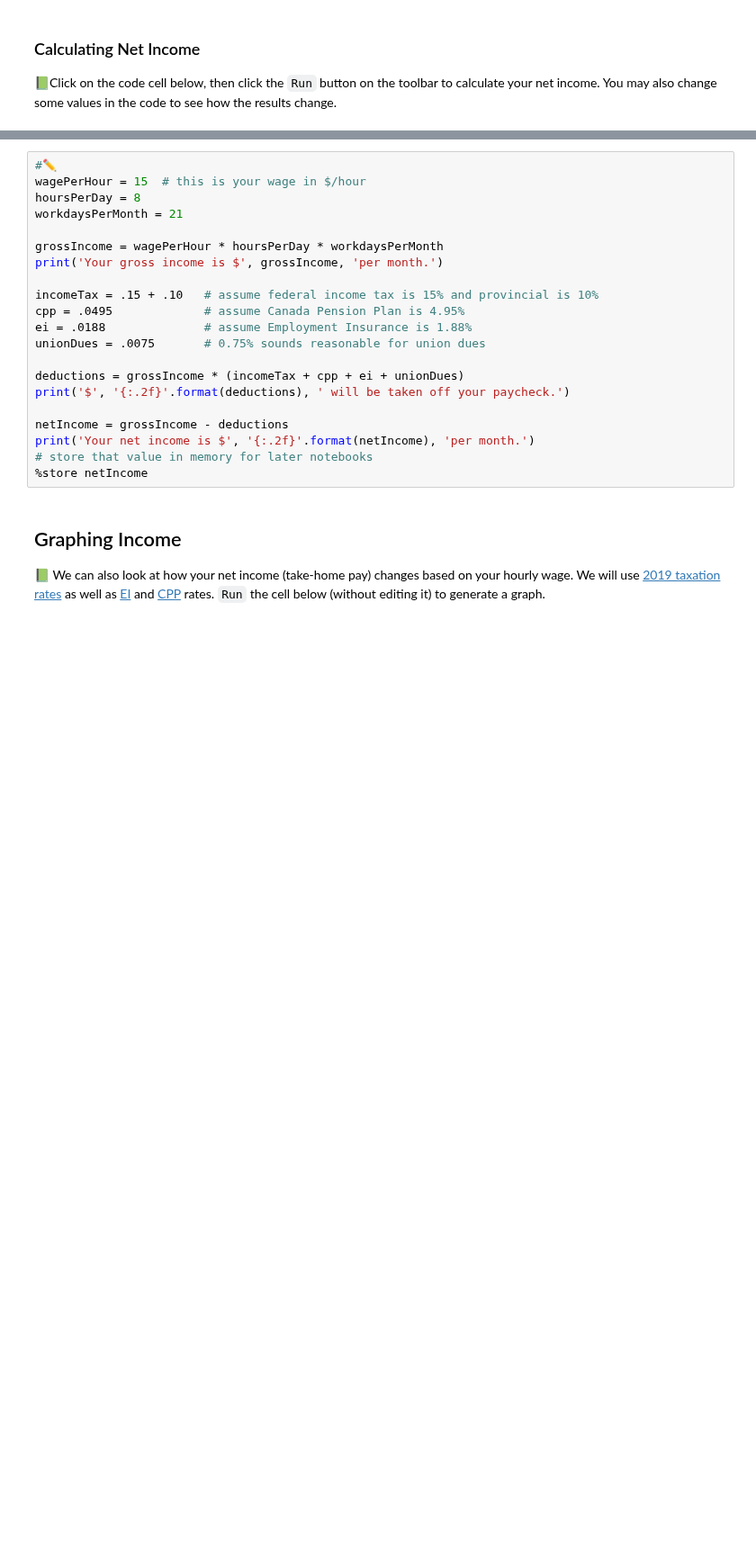
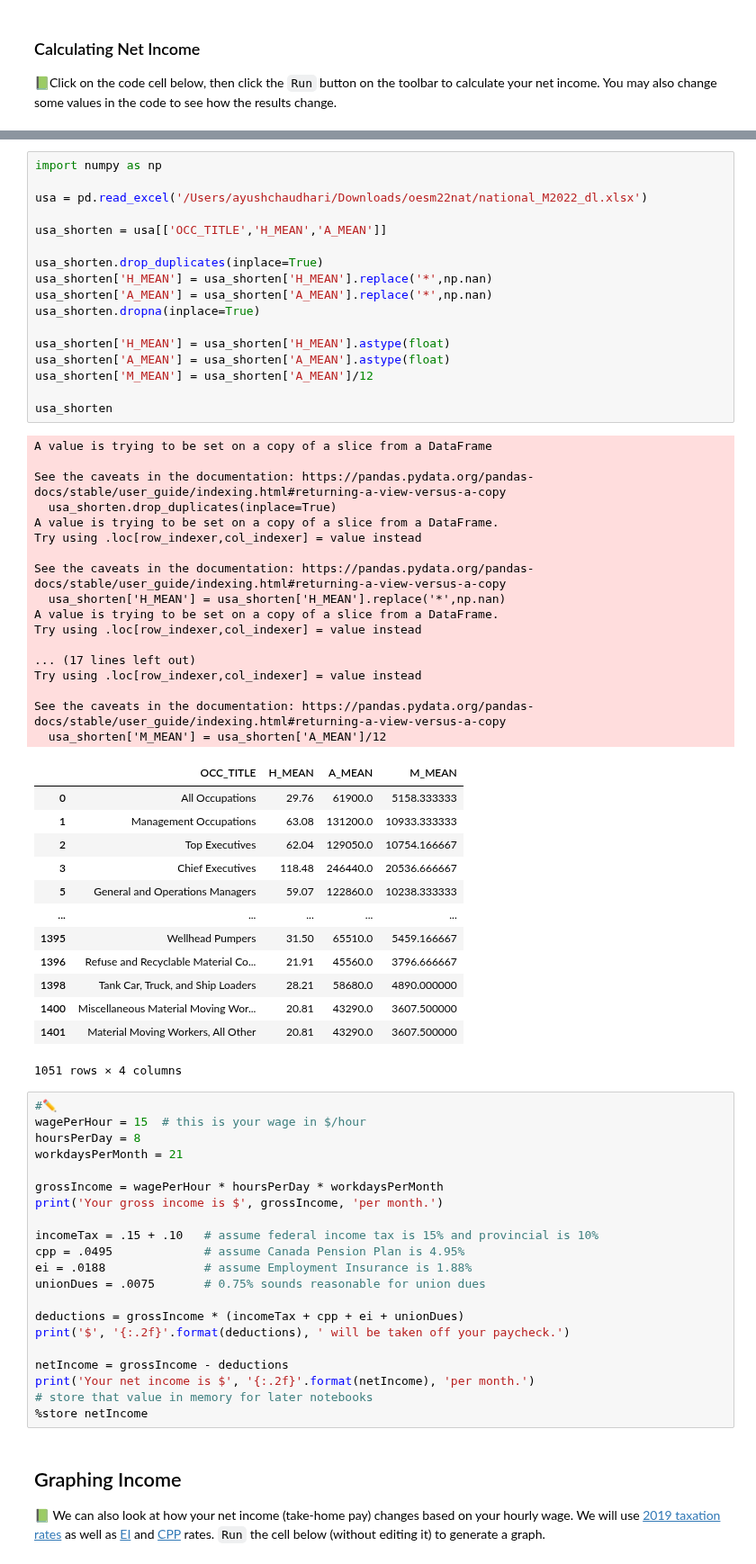
Before and after one commit to callysto/curriculum-notebooks, a Jupyter notebook: Health/CALM/CALM-moving-out-2.ipynb, the cells around one changed output, grey strips where cells are left out. Shown at 90% size. Drawn from its saved outputs; the diff is of its cells as text; blank space fills up the shorter version.

```diff
--- a/Health/CALM/CALM-moving-out-2.ipynb
+++ b/Health/CALM/CALM-moving-out-2.ipynb
@@ -42,3 +90,51 @@ Pay received for working over 8 hours a day or 44 hours a week, whichever is gre
+# %%
+import numpy as np
+
+usa = pd.read_excel('/Users/ayushchaudhari/Downloads/oesm22nat/national_M2022_dl.xlsx')
+
+usa_shorten = usa[['OCC_TITLE','H_MEAN','A_MEAN']]
+
+usa_shorten.drop_duplicates(inplace=True)
+usa_shorten['H_MEAN'] = usa_shorten['H_MEAN'].replace('*',np.nan)
+usa_shorten['A_MEAN'] = usa_shorten['A_MEAN'].replace('*',np.nan)
+usa_shorten.dropna(inplace=True)
+
+usa_shorten['H_MEAN'] = usa_shorten['H_MEAN'].astype(float)
+usa_shorten['A_MEAN'] = usa_shorten['A_MEAN'].astype(float)
+usa_shorten['M_MEAN'] = usa_shorten['A_MEAN']/12
+
+usa_shorten
+# %% [output]
+A value is trying to be set on a copy of a slice from a DataFrame
+
+See the caveats in the documentation: https://pandas.pydata.org/pandas-docs/stable/user_guide/indexing.html#returning-a-view-versus-a-copy
+  usa_shorten.drop_duplicates(inplace=True)
+A value is trying to be set on a copy of a slice from a DataFrame.
+Try using .loc[row_indexer,col_indexer] = value instead
+
+See the caveats in the documentation: https://pandas.pydata.org/pandas-docs/stable/user_guide/indexing.html#returning-a-view-versus-a-copy
+  usa_shorten['H_MEAN'] = usa_shorten['H_MEAN'].replace('*',np.nan)
+A value is trying to be set on a copy of a slice from a DataFrame.
+Try using .loc[row_indexer,col_indexer] = value instead
+
+... (17 lines left out)
+Try using .loc[row_indexer,col_indexer] = value instead
+
+See the caveats in the documentation: https://pandas.pydata.org/pandas-docs/stable/user_guide/indexing.html#returning-a-view-versus-a-copy
+  usa_shorten['M_MEAN'] = usa_shorten['A_MEAN']/12
+|  | OCC_TITLE | H_MEAN | A_MEAN | M_MEAN |
+| 0 | All Occupations | 29.76 | 61900.0 | 5158.333333 |
+| 1 | Management Occupations | 63.08 | 131200.0 | 10933.333333 |
+| 2 | Top Executives | 62.04 | 129050.0 | 10754.166667 |
+| 3 | Chief Executives | 118.48 | 246440.0 | 20536.666667 |
+| 5 | General and Operations Managers | 59.07 | 122860.0 | 10238.333333 |
+| ... | ... | ... | ... | ... |
+| 1395 | Wellhead Pumpers | 31.50 | 65510.0 | 5459.166667 |
+| 1396 | Refuse and Recyclable Material Co... | 21.91 | 45560.0 | 3796.666667 |
+| 1398 | Tank Car, Truck, and Ship Loaders | 28.21 | 58680.0 | 4890.000000 |
+| 1400 | Miscellaneous Material Moving Wor... | 20.81 | 43290.0 | 3607.500000 |
+| 1401 | Material Moving Workers, All Other | 20.81 | 43290.0 | 3607.500000 |
+1051 rows × 4 columns
 # %%
 #✏️
 wagePerHour = 15  # this is your wage in $/hour
```
Also changed, not shown: parts of 4 cells of this notebook, 2 other files.
